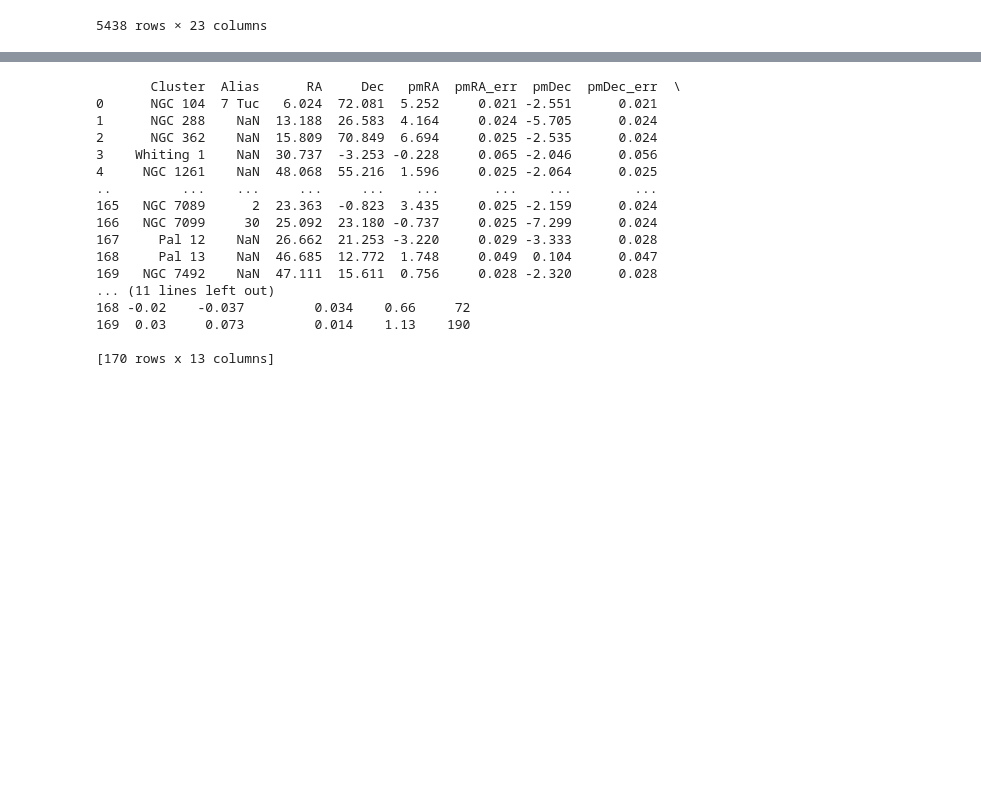
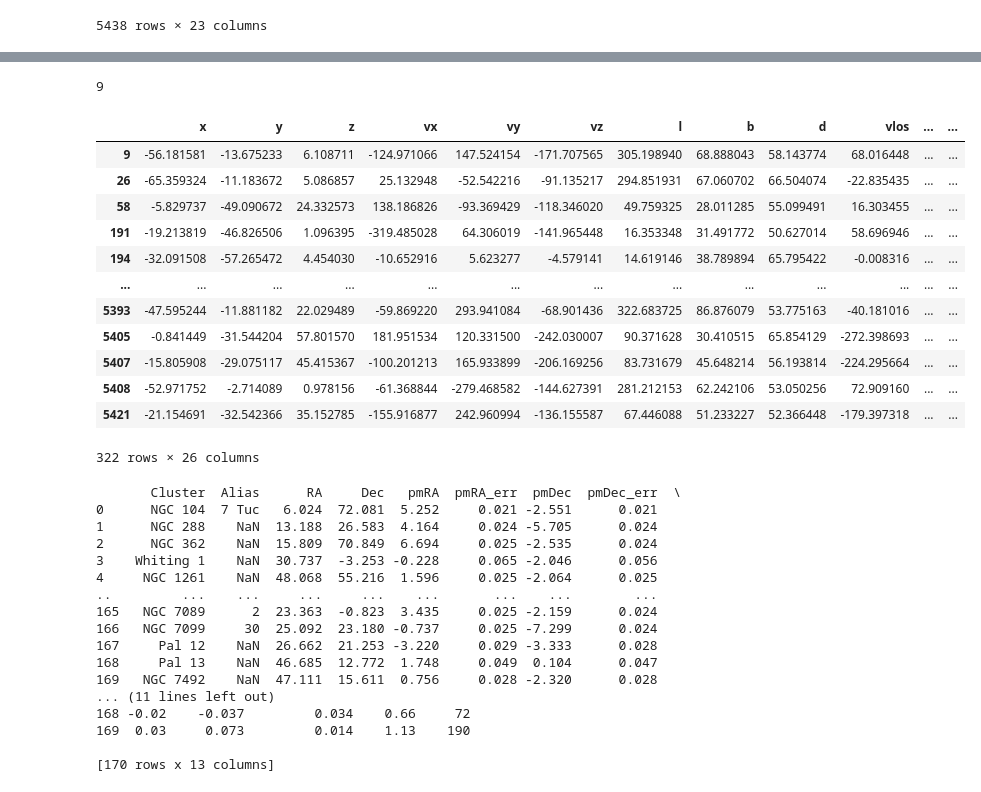
Before and after one commit to michael-petersen/ReflexMotion, a Jupyter notebook: analysis/DESI_DR1.ipynb, the cells around one changed output, grey strips where cells are left out. Cells and saved outputs as stored; diff of their text form; code cells hidden in the pictures; blank space fills up the shorter version.

```diff
--- a/analysis/DESI_DR1.ipynb
+++ b/analysis/DESI_DR1.ipynb
@@ -49,6 +49,8 @@ ColDefs(
 main_sel = np.array(hdul[1].data['PRIMARY']) #& (np.array(hdul[1].data['RVS_WARN']) == 0) & (np.array(hdul[1].data['RR_SPECTYPE'])== 'STAR')
 # %%
 main_sel = (np.array(hdul[2].data['DIST'])>50) & np.array(hdul[1].data['PRIMARY']) #& (np.array(hdul[1].data['RVS_WARN']) == 0) & (np.array(hdul[1].data['RR_SPECTYPE'])== 'STAR')
+# %%
+main_sel = (np.array(hdul[1].data['RR_SPECTYPE'])== 'STAR')
 # %%
 np.nansum(main_sel),main_sel.size
 # %% [output]
@@ -231,0 +342,3 @@ DF
+# %%
+DF['sgr'] = select_Sgr(DF['RA'].values, DF['DEC'].values, DF['d'].values)
+DF['r'] = np.sqrt(DF['x'].values**2 + DF['y'].values**2 + DF['z'].values**2)
@@ -231,0 +361,23 @@ DF
+# %%
+DF['sigmavlos'] = (DF['vlos'] - np.nanmean(DF['vlos']))/np.nanstd(DF['vlos'])
+vlossigma = DF['sigmavlos'].values
+print(vlossigma[np.abs(vlossigma)>3].size)
+# %% [output]
+9
+# %%
+DFS = DF[(~DF['sgr']) & (DF['r'] > 50) & (np.abs(DF['sigmavlos']) < 3)]
+DFS
+# %% [output]
+|  | x | y | z | vx | vy | vz | l | b | d | vlos | ... | ... |
+| 9 | -56.181581 | -13.675233 | 6.108711 | -124.971066 | 147.524154 | -171.707565 | 305.198940 | 68.888043 | 58.143774 | 68.016448 | ... | ... |
+| 26 | -65.359324 | -11.183672 | 5.086857 | 25.132948 | -52.542216 | -91.135217 | 294.851931 | 67.060702 | 66.504074 | -22.835435 | ... | ... |
+| 58 | -5.829737 | -49.090672 | 24.332573 | 138.186826 | -93.369429 | -118.346020 | 49.759325 | 28.011285 | 55.099491 | 16.303455 | ... | ... |
+| 191 | -19.213819 | -46.826506 | 1.096395 | -319.485028 | 64.306019 | -141.965448 | 16.353348 | 31.491772 | 50.627014 | 58.696946 | ... | ... |
+| 194 | -32.091508 | -57.265472 | 4.454030 | -10.652916 | 5.623277 | -4.579141 | 14.619146 | 38.789894 | 65.795422 | -0.008316 | ... | ... |
+| ... | ... | ... | ... | ... | ... | ... | ... | ... | ... | ... | ... | ... |
+| 5393 | -47.595244 | -11.881182 | 22.029489 | -59.869220 | 293.941084 | -68.901436 | 322.683725 | 86.876079 | 53.775163 | -40.181016 | ... | ... |
+| 5405 | -0.841449 | -31.544204 | 57.801570 | 181.951534 | 120.331500 | -242.030007 | 90.371628 | 30.410515 | 65.854129 | -272.398693 | ... | ... |
+| 5407 | -15.805908 | -29.075117 | 45.415367 | -100.201213 | 165.933899 | -206.169256 | 83.731679 | 45.648214 | 56.193814 | -224.295664 | ... | ... |
+| 5408 | -52.971752 | -2.714089 | 0.978156 | -61.368844 | -279.468582 | -144.627391 | 281.212153 | 62.242106 | 53.050256 | 72.909160 | ... | ... |
+| 5421 | -21.154691 | -32.542366 | 35.152785 | -155.916877 | 242.960994 | -136.155587 | 67.446088 | 51.233227 | 52.366448 | -179.397318 | ... | ... |
+322 rows × 26 columns
```
Also changed, not shown: parts of 5 cells of this notebook, 1 other file.
